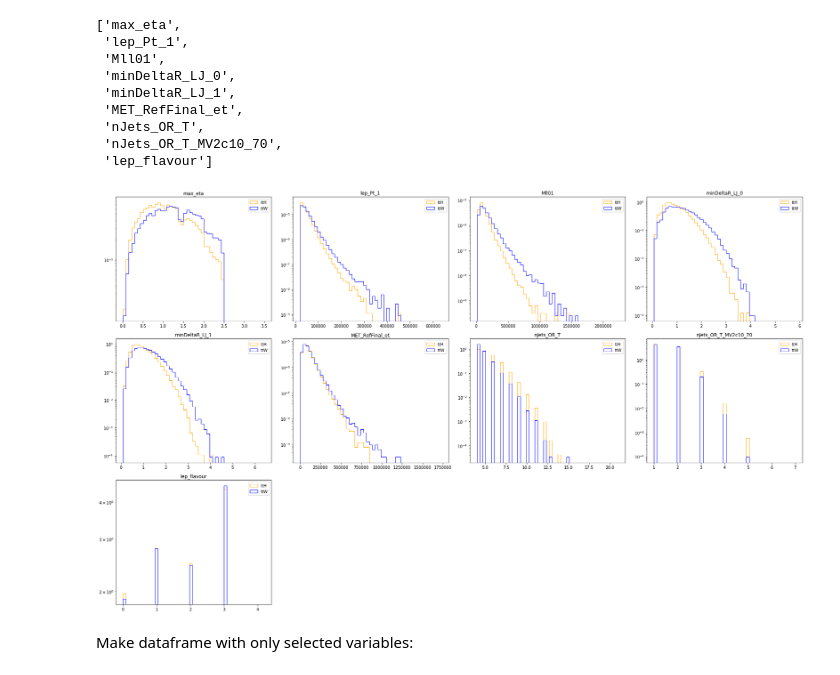
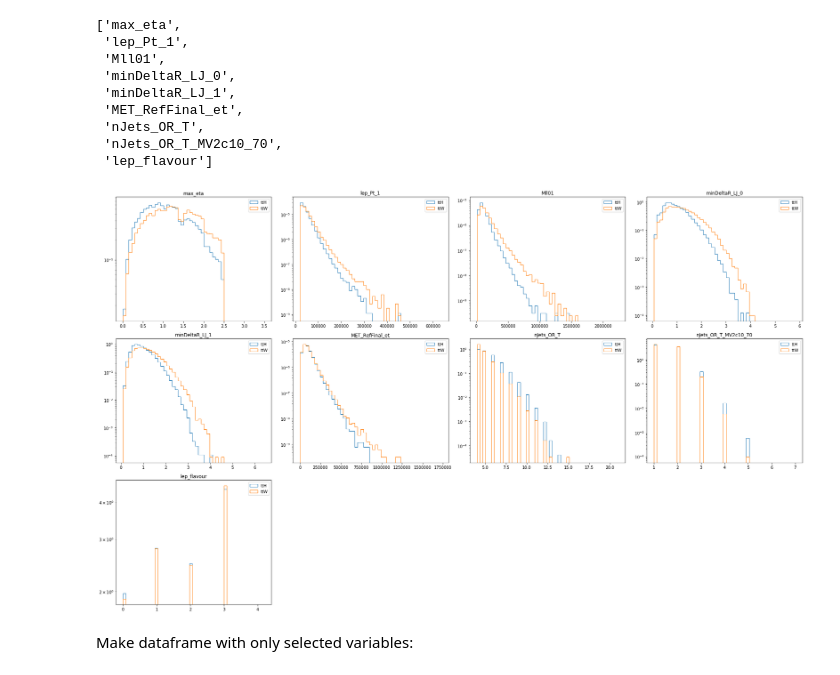
Before and after one commit to grevtsovkirill/tthml_perf, a Jupyter notebook: model_training/market_solutions/training_ttH_v0.ipynb, the cells around one changed output. Saved outputs shown, nothing was run; the diff lists cells and outputs as text; code cells hidden in the pictures.

```diff
--- a/model_training/market_solutions/training_ttH_v0.ipynb
+++ b/model_training/market_solutions/training_ttH_v0.ipynb
@@ -44,36 +44,36 @@ fig, ax = plt.subplots(3, 4, figsize=(25, 15))
 nbins = 50
 
 varcounter = -1
 for i, axobjlist in enumerate(ax):
       for j, axobj in enumerate(axobjlist):
         varcounter+=1
         if varcounter < len(variablelist):
             var = variablelist[varcounter]
 
             p_ttH = pandas.DataFrame({var: hd_ttH[var]})
             p_ttW = pandas.DataFrame({var: hd_ttW[var]})
             #b.replace([np.inf, -np.inf], np.nan, inplace=True)
             #c.replace([np.inf, -np.inf], np.nan, inplace=True)
             #b = b.dropna()
             #c = c.dropna()
             minval = np.amin(p_ttH[var])
             maxval = max([np.amax(p_ttH[var]), np.amax(p_ttW[var])])*1.4
             binning = np.linspace(minval,maxval,nbins)
 
-            axobj.hist(p_ttH[var],binning,histtype=u'step', color='orange',label='ttH',density=1)
-            axobj.hist(p_ttW[var],binning,histtype=u'step', color='b',label='ttW',density=1)
+            axobj.hist(p_ttH[var],binning,histtype=u'step',label='ttH',density=1) # color='orange',
+            axobj.hist(p_ttW[var],binning,histtype=u'step', label='ttW',density=1) #color='b',
             axobj.legend()
             axobj.set_yscale('log',nonposy='clip')
             axobj.set_title(variablelist[varcounter])
 
         else:
             axobj.axis('off')
 
 plt.tight_layout()
 plt.savefig("Plots/train-variables.png", transparent=True)
 plt.show()
 # %% [output]
-[figure, old version]
+[figure, new version]
 # %% [markdown]
 Make dataframe with only selected variables:
 # %%
```
Also changed, not shown: parts of 9 cells of this notebook.
